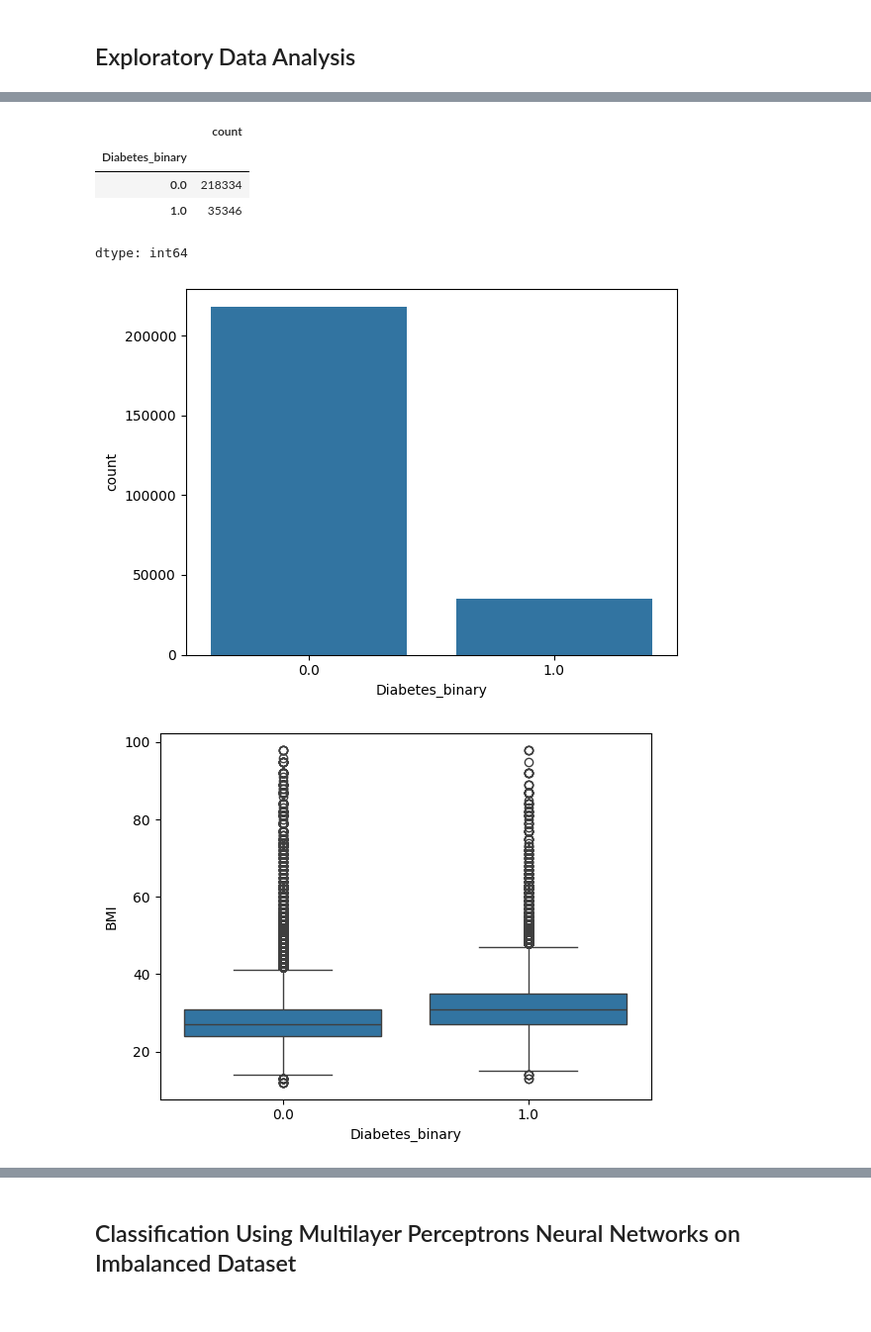
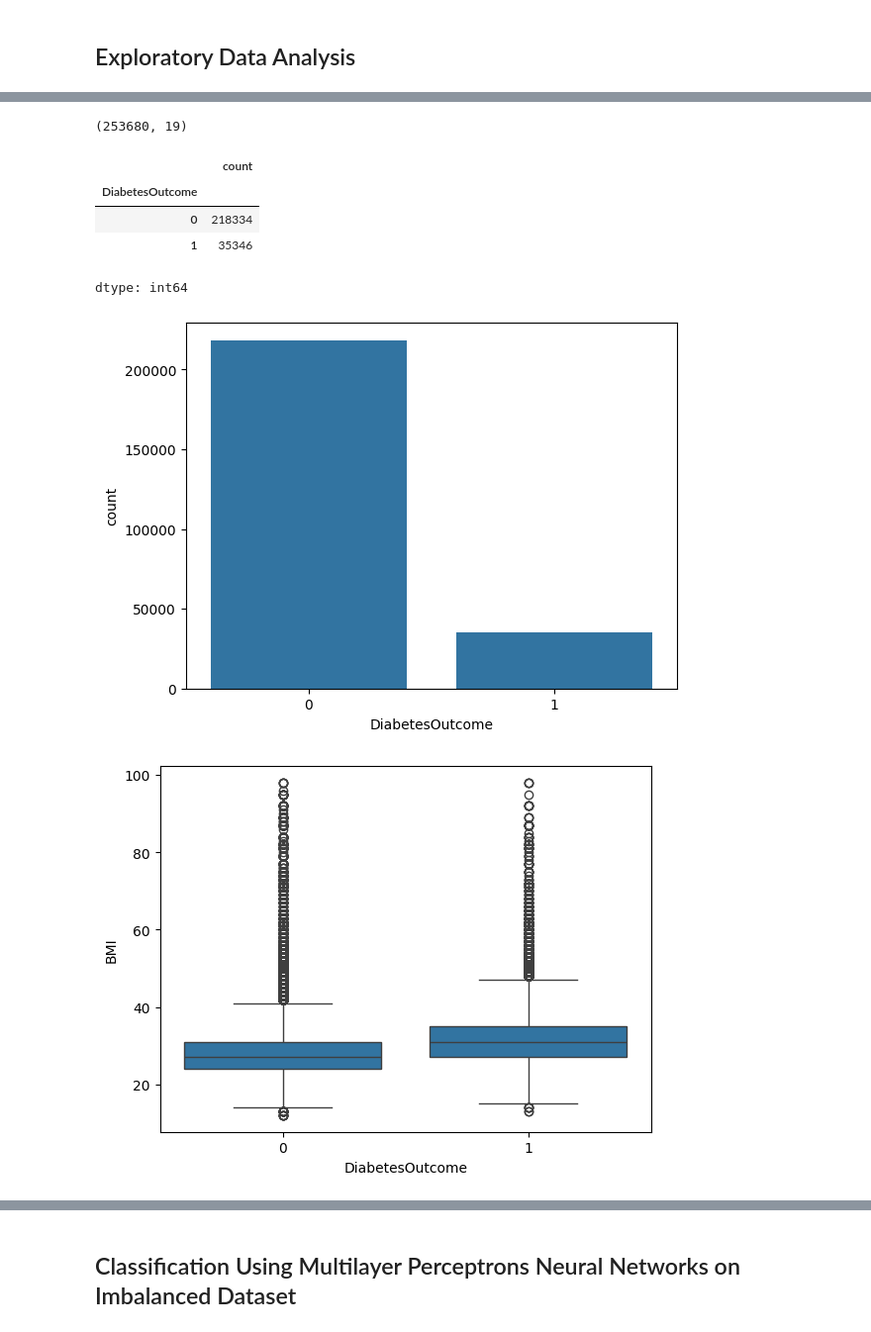
Before and after one commit to cepulmano/ai-healthcare-medicine, a Jupyter notebook: day2/predictiveanalytics/DiabetesPrediction.ipynb, the cells around one changed output, grey strips where cells are left out. Shown at 99% size. Cells and saved outputs as stored; diff of their text form; code cells hidden in the pictures.

```diff
--- a/day2/predictiveanalytics/DiabetesPrediction.ipynb
+++ b/day2/predictiveanalytics/DiabetesPrediction.ipynb
@@ -10,6 +10,6 @@
 import numpy as np
 import pandas as pd
 
-df = pd.read_csv("https://raw.githubusercontent.com/cepulmano/msys116-datasets/refs/heads/main/diabetes_data.csv")
+df = pd.read_csv("https://raw.githubusercontent.com/cepulmano/ai-healthcare-medicine/refs/heads/main/day2/predictiveanalytics/diabetes_data.csv")
 df.head()
 # %% [output]
@@ -39,27 +37,32 @@ df.describe()
+# %%
+# Show the number of columns and rows in the dataset
+df.shape
+# %% [output]
+(253680, 19)
 # %%
 # Explore the distribution of the target variable
-df['Diabetes_binary'].value_counts()
+df['DiabetesOutcome'].value_counts()
 # %% [output]
 |  | count |
-| Diabetes_binary |  |
-| 0.0 | 218334 |
-| 1.0 | 35346 |
+| DiabetesOutcome |  |
+| 0 | 218334 |
+| 1 | 35346 |
 dtype: int64
 # %%
 # Visualize the distribution of the target variable
 import matplotlib.pyplot as plt
 import seaborn as sns
 
-sns.countplot(x='Diabetes_binary', data=df)
+sns.countplot(x='DiabetesOutcome', data=df)
 plt.show()
 # %% [output]
-[figure, old version]
+[figure, new version]
 # %%
 # Explore the relationship between different features and the target variable
 # Example: Boxplot of BMI for diabetic and non-diabetic individuals
-sns.boxplot(x='Diabetes_binary', y='BMI', data=df)
+sns.boxplot(x='DiabetesOutcome', y='BMI', data=df)
 plt.show()
 # %% [output]
-[figure, old version]
+[figure, new version]
 # %%
 plt.figure(figsize=(10, 6))
```
Also changed, not shown: parts of 13 cells of this notebook.
